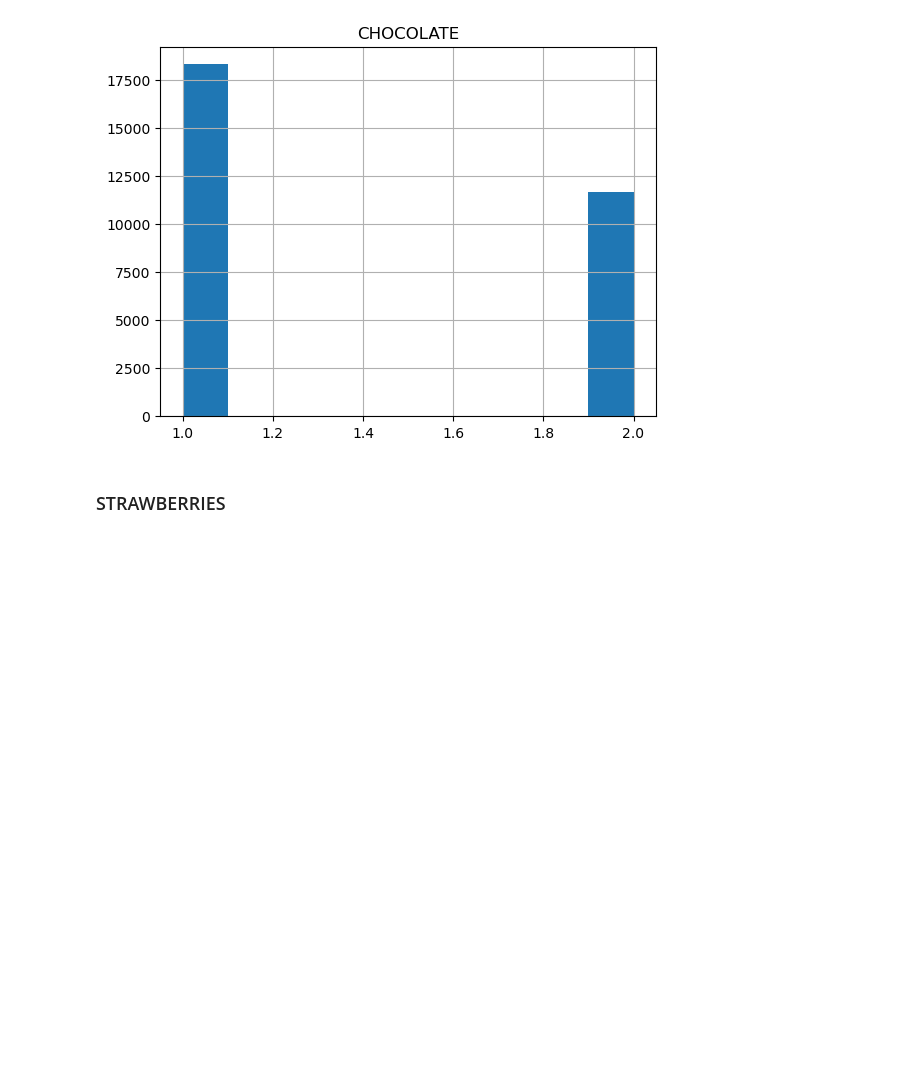
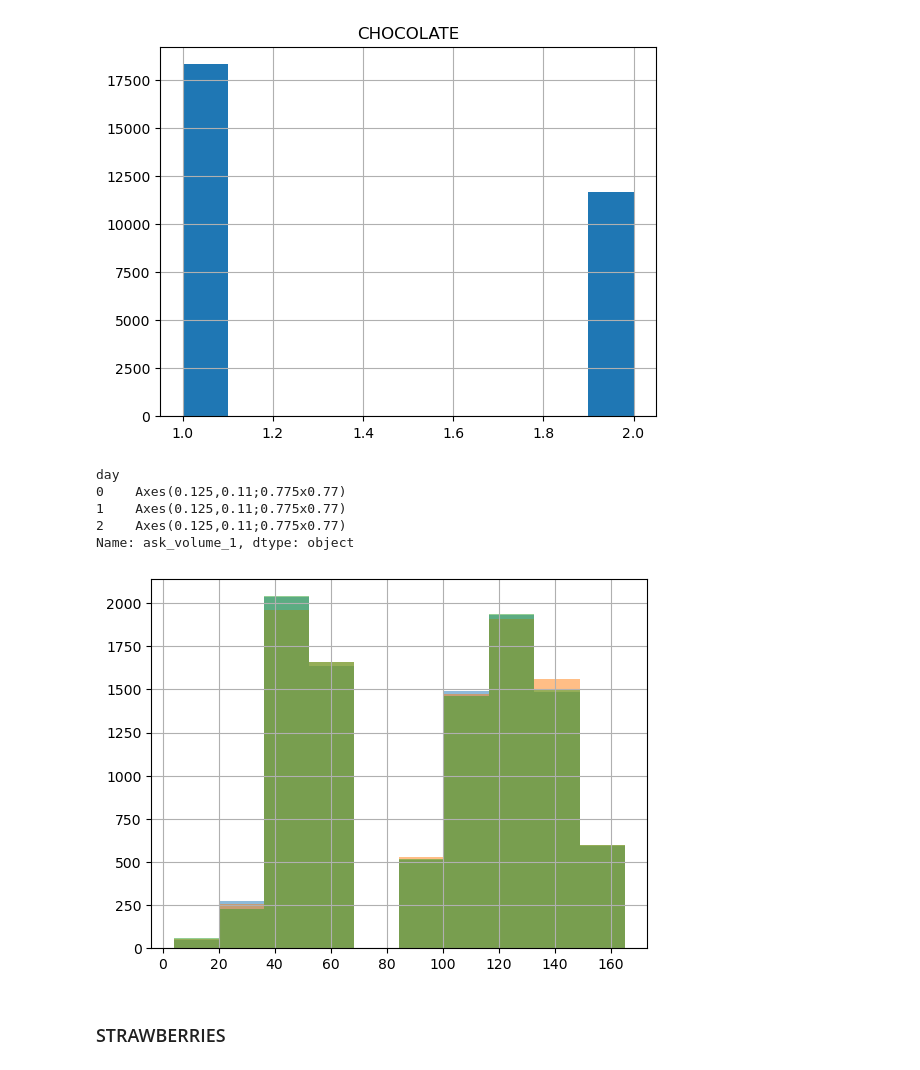
Before and after one commit to Meilism/IMC-Prosperity-Trading-Challenge, a Jupyter notebook: JM/analysis/data_analysis_3.ipynb, the cells around one changed output. Cells and saved outputs as stored; diff of their text form; code cells hidden in the pictures; blank space fills up the shorter version.

```diff
--- a/JM/analysis/data_analysis_3.ipynb
+++ b/JM/analysis/data_analysis_3.ipynb
@@ -45,6 +45,15 @@ plt.title(symbol)
 plt.show()
 # %% [output]
 [figure]
+# %%
+activity.loc[symbol].groupby('day')['ask_volume_1'].hist(alpha=0.5)
+# %% [output]
+day
+0    Axes(0.125,0.11;0.775x0.77)
+1    Axes(0.125,0.11;0.775x0.77)
+2    Axes(0.125,0.11;0.775x0.77)
+Name: ask_volume_1, dtype: object
+[figure, added]
 # %% [markdown]
 ### STRAWBERRIES
 # %%
```
Also changed, not shown: 4 other files.
